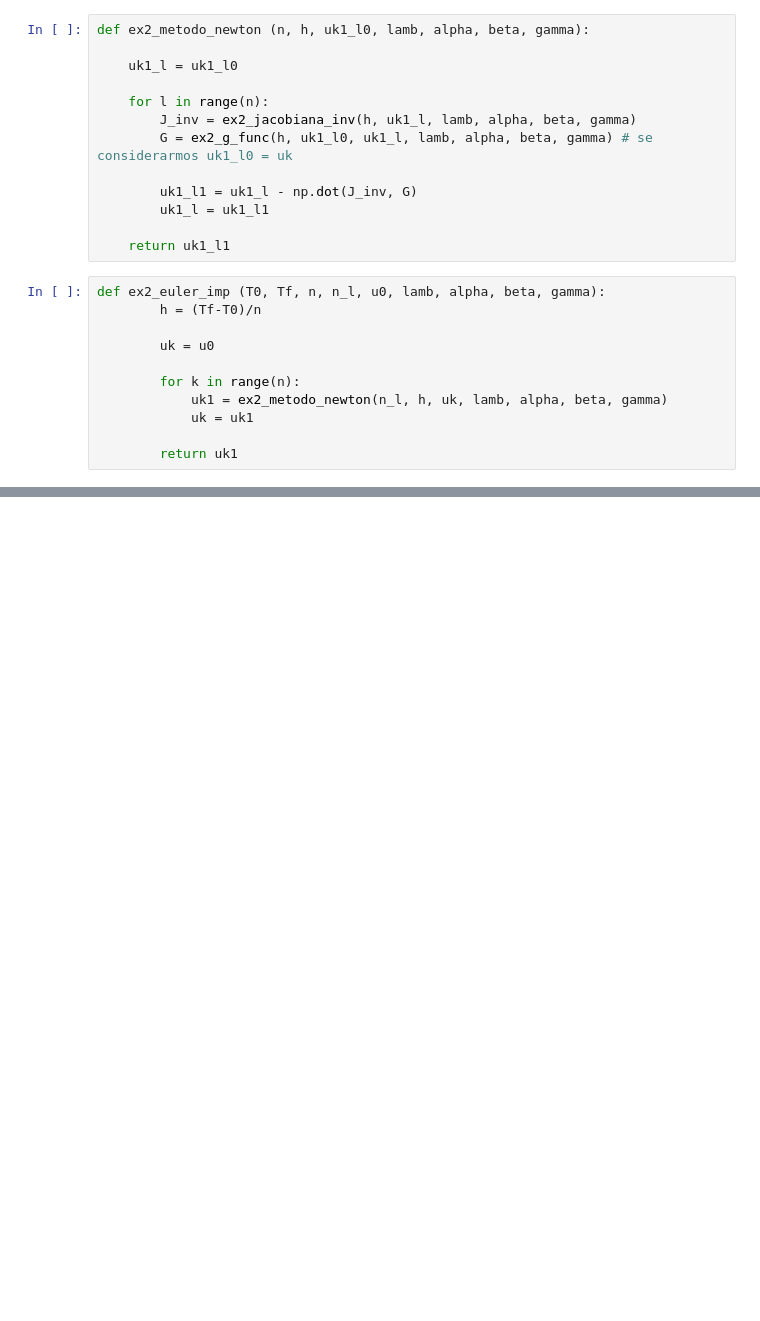
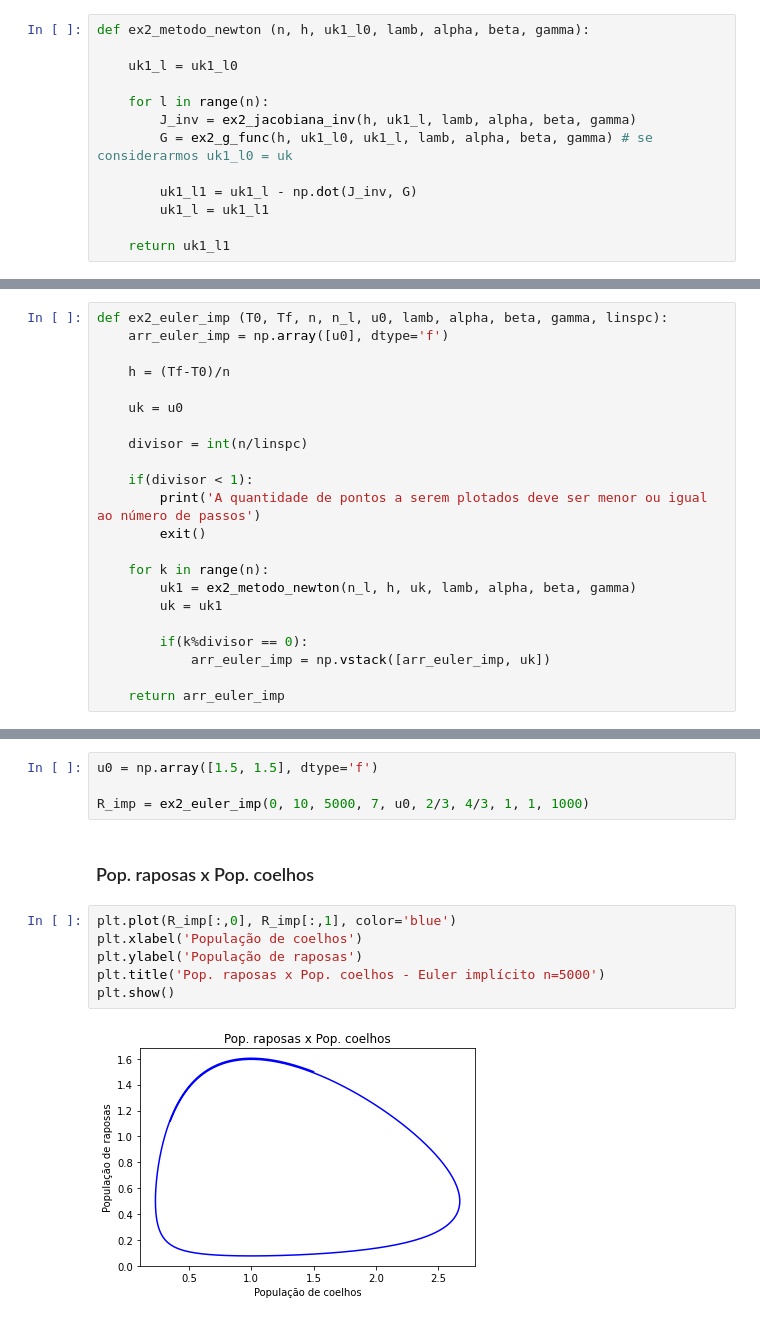
Before and after one commit to enzocardeal/MAP-EP2, a Jupyter notebook: ex2.ipynb, the cells around one changed output, grey strips where cells are left out. Saved outputs shown, nothing was run; the diff lists cells and outputs as text; blank space fills up the shorter version.

```diff
--- a/ex2.ipynb
+++ b/ex2.ipynb
@@ -35,15 +35,4 @@ def ex2_metodo_newton (n, h, uk1_l0, lamb, alpha, beta, gamma):
         uk1_l = uk1_l1
 
     return uk1_l1
-# %%
-def ex2_euler_imp (T0, Tf, n, n_l, u0, lamb, alpha, beta, gamma):
-        h = (Tf-T0)/n
-
-        uk = u0
-
-        for k in range(n):
-            uk1 = ex2_metodo_newton(n_l, h, uk, lamb, alpha, beta, gamma)
-            uk = uk1
-
-        return uk1
 # %%
@@ -107,0 +60,22 @@ for i in range (1, 1001):
+# %%
+def ex2_euler_imp (T0, Tf, n, n_l, u0, lamb, alpha, beta, gamma, linspc):
+    arr_euler_imp = np.array([u0], dtype='f')
+
+    h = (Tf-T0)/n
+
+    uk = u0
+
+    divisor = int(n/linspc)
+
+    if(divisor < 1):
+        print('A quantidade de pontos a serem plotados deve ser menor ou igual ao número de passos')
+        exit()
+
+    for k in range(n):
+        uk1 = ex2_metodo_newton(n_l, h, uk, lamb, alpha, beta, gamma)
+        uk = uk1
+
+        if(k%divisor == 0):
+            arr_euler_imp = np.vstack([arr_euler_imp, uk])
+
+    return arr_euler_imp
@@ -107,0 +172,14 @@ for i in range (1, 1001):
+# %%
+u0 = np.array([1.5, 1.5], dtype='f')
+
+R_imp = ex2_euler_imp(0, 10, 5000, 7, u0, 2/3, 4/3, 1, 1, 1000)
+# %% [markdown]
+### Pop. raposas x Pop. coelhos
+# %%
+plt.plot(R_imp[:,0], R_imp[:,1], color='blue')
+plt.xlabel('População de coelhos')
+plt.ylabel('População de raposas')
+plt.title('Pop. raposas x Pop. coelhos - Euler implícito n=5000')
+plt.show()
+# %% [output]
+[figure, added]
```
Also changed, not shown: parts of 50 cells of this notebook, 4 other files.
